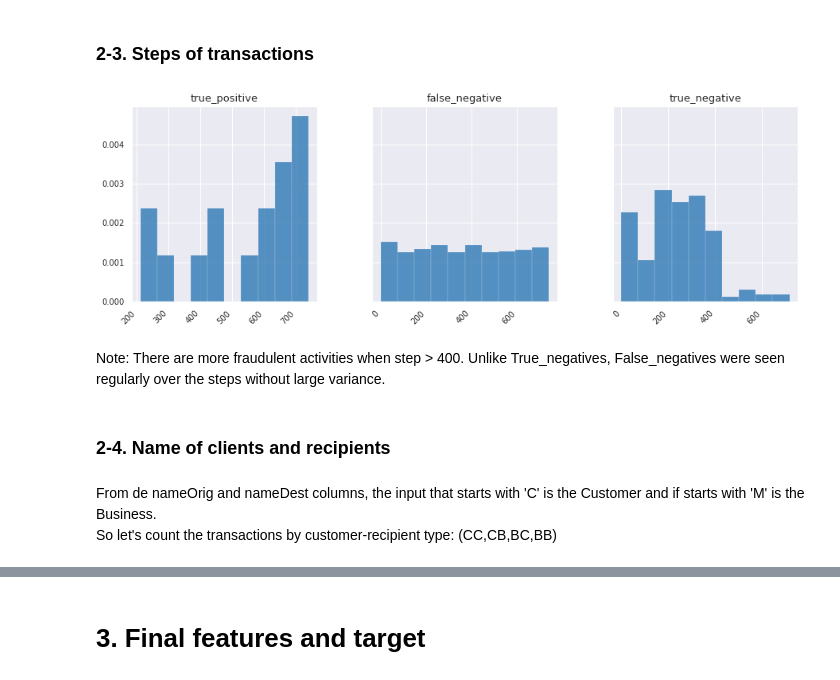
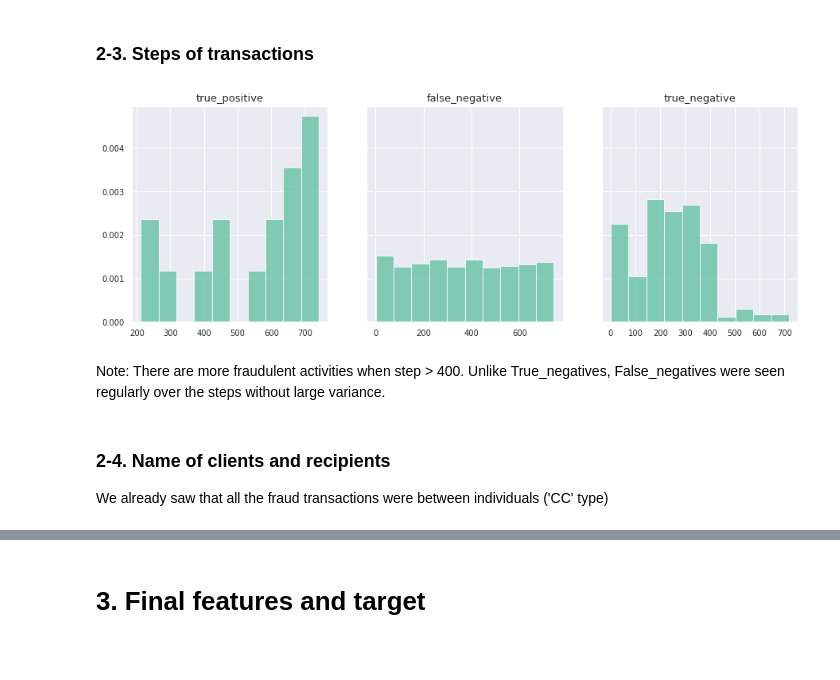
Before and after one commit to soyhyoj/CodeOp1-DA1-FraudDetectionPaysim, a Jupyter notebook: notebooks/EDA-merged.ipynb, the cells around one changed output, grey strips where cells are left out. Cells and saved outputs as stored; diff of their text form; code cells hidden in the pictures; blank space fills up the shorter version.

```diff
--- a/notebooks/EDA-merged.ipynb
+++ b/notebooks/EDA-merged.ipynb
@@ -9,10 +9,10 @@ Data available at [kaggle](https://www.kaggle.com/ntnu-testimon/paysim1).
 # %%
 import numpy as np
 import pandas as pd
+import random
 from matplotlib import pyplot as plt
 import seaborn as sns
 sns.set()
-sns.set_context(rc = {'patch.linewidth': 0.0})
 sns.set_palette('Set2')
 
 SMALL_SIZE = 10
@@ -309,10 +282,8 @@ balances = ['oldbalanceOrg', 'newbalanceOrig', 'oldbalanceDest', 'newbalanceDest
 # %%
 # Let's compare balance of customer and recipient before & after transaction
 # (TP vs. FN vs. TN)
-sns.set_context(rc = {'patch.linewidth': 0.2})
-sns.set_palette('GnBu_d')
 
-fig5, ax = plt.subplots(4, 3, figsize=(15,15))
+fig, ax = plt.subplots(4, 3, figsize=(15,15))
 plt.subplots_adjust(hspace=.3, wspace=.3)
 
 for i, df in enumerate(df_list):
@@ -321,5 +292,4 @@ for i, df in enumerate(df_list):
         g.set_title(df_names[i].upper()+'-'+balances[j])
 
 plt.show()
-fig5.savefig('./Fig5.png', dpi=240)
 # %% [output]
@@ -333,16 +303,15 @@ Therefore, these features can be excluded for the future modeling.
 ### 2-2. Transaction amount
 # %%
 # Plot amount of each transaction (TP vs. FN vs. TN)
-sns.set_palette('BuGn_r')
-fig6, ax = plt.subplots(1, 3, figsize=(15,5), sharey=True)
-plt.subplots_adjust(wspace=.3)
+
+fig, ax = plt.subplots(1, 3, figsize=(15,5), sharey=True)
+plt.subplots_adjust(wspace=.5)
 
 for i, df in enumerate(df_list):
     g = df.amount.hist(alpha=.8, ax=ax[i], density=True) #Normalized histogram
     g.set_title(df_names[i].upper()+'-amount')
     g.ticklabel_format(style = 'plain')
 
-fig6.autofmt_xdate(rotation=45)
+fig.autofmt_xdate(rotation=45)
 plt.show()
-fig6.savefig('./Fig6.png', dpi=240)
 # %% [output]
@@ -354,23 +323,17 @@ Amount distribution can be used to increase the detection rate since there is a
 ### 2-3. Steps of transactions
 # %%
 # Steps: a unit of time: 1 step is 1 hour of time. Total steps 744 (30 days simulation).
-sns.set_palette('RdBu_r')
-fig7, ax = plt.subplots(1, 3, figsize=(15,5), sharey=True)
-plt.subplots_adjust(wspace=.3)
+
+fig, ax = plt.subplots(1, 3, figsize=(15,5), sharey=True)
 
 for i, df in enumerate(df_list):
     g = df.step.hist(alpha=.8, ax=ax[i], density=True) #Normalized histogram
     g.set_title(df_names[i])
-
-fig7.autofmt_xdate(rotation=45)
 plt.show()
-fig7.savefig('./Fig7.png', dpi=240)
 # %% [output]
-[figure, old version]
+[figure, new version]
 # %% [markdown]
 Note: There are more fraudulent activities when step > 400. Unlike True_negatives, False_negatives were seen regularly over the steps without large variance.
 # %% [markdown]
 ### 2-4. Name of clients and recipients
+We already saw that all the fraud transactions were between individuals ('CC' type)
-# %% [markdown]
-From de nameOrig and nameDest columns, the input that starts with 'C' is the Customer and if starts with 'M' is the Business.<br>
-So let's count the transactions by customer-recipient type: (CC,CB,BC,BB)
```
Also changed, not shown: parts of 35 cells of this notebook.
